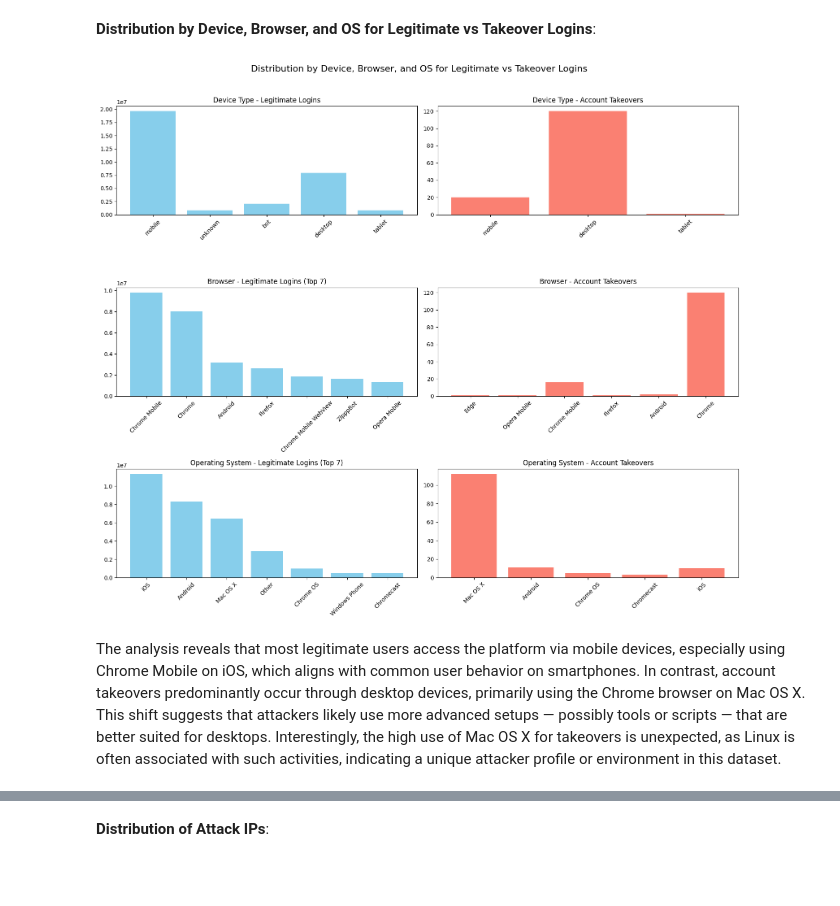
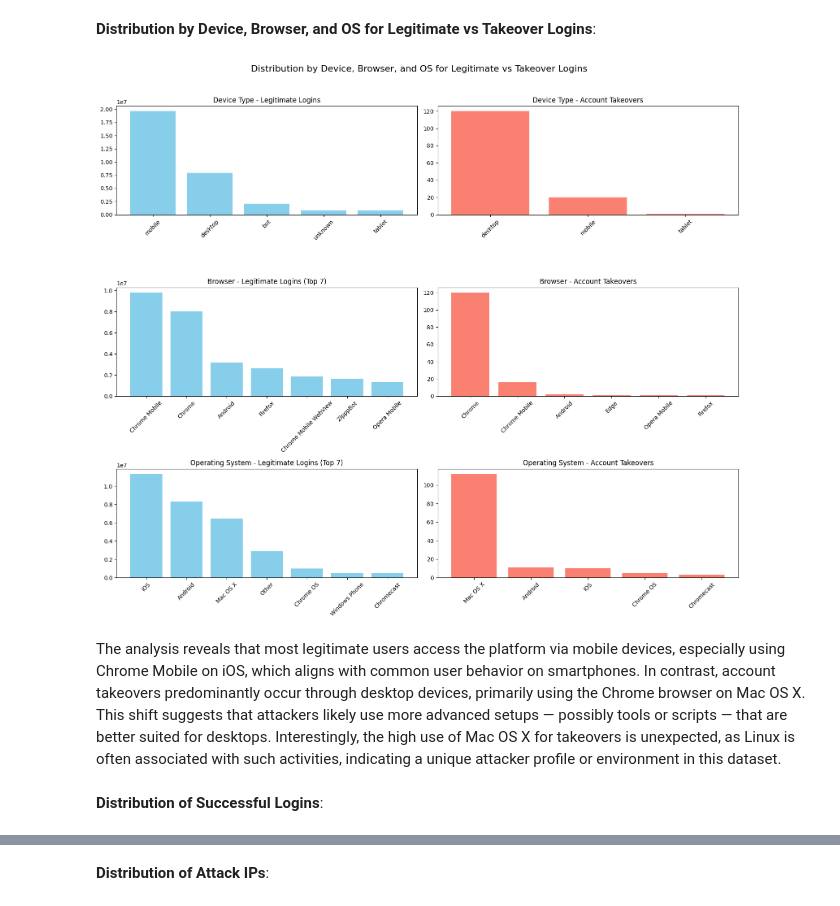
Before and after one commit to otuemre/ML-SIEM, a Jupyter notebook: notebooks/01_EDA.ipynb, the cells around one changed output, grey strips where cells are left out. Drawn from its saved outputs; the diff is of its cells as text; code cells hidden in the pictures; blank space fills up the shorter version.

Commit message:
Improve feature engineering by keepin IP and enhance visualisation

```diff
--- a/notebooks/01_EDA.ipynb
+++ b/notebooks/01_EDA.ipynb
@@ -138,7 +138,7 @@ In this part, we will clear the dataset and make it ready for further analyzing
 # %% [markdown]
 **Drop Columns**:
 # %%
-dropped_columns = ["index", "Round-Trip Time [ms]", "Region", "City", "User Agent String"]
+dropped_columns = ["index", "Round-Trip Time [ms]", "Region", "City", "User Agent String", "ASN", "User ID"]
 df = df.drop(columns=dropped_columns)
 # %%
 df.head()
@@ -210,4 +210,11 @@ df[df['browser_name'].isna()][['Browser Name and Version']].head(20)
 df[df['OS_name'].isna()][['OS Name and Version']].head(20)
 # %% [output]
 |  | OS Name and Version |
+# %%
+# Split IP into 4 octets using Dask string methods (vectorized & fast)
+octets = df['IP Address'].str.split('.', n=3, expand=True, )
+
+# Convert and normalize each part
+for i in range(4):
+    df[f'ip_{i+1}'] = octets[i].astype(float) / 255.0
 # %% [markdown]
@@ -307,10 +314,6 @@ os_name                0
 dtype: int64
 # %%
 # Optimize the data types
-
-# Float64 -> Int64
-df['user_id'] = df['user_id'].astype('int64')
-df['asn'] = df['asn'].astype('int64')
 
 # Object -> Bool
 df['is_login_success'] = df['is_login_success'].astype('bool')
@@ -546,14 +551,14 @@ df_legit = df[df['is_account_takeover'] == False]
 df_takeover = df[df['is_account_takeover'] == True]
 
 # Compute counts
-device_legit = df_legit['device_type'].value_counts().compute()
-device_takeover = df_takeover['device_type'].value_counts().compute()
+device_legit = df_legit['device_type'].value_counts().compute().sort_values(ascending=False)
+device_takeover = df_takeover['device_type'].value_counts().compute().sort_values(ascending=False)
 
 browser_legit = df_legit['browser_name'].value_counts().compute().sort_values(ascending=False).head(7)
-browser_takeover = df_takeover['browser_name'].value_counts().compute()
+browser_takeover = df_takeover['browser_name'].value_counts().compute().sort_values(ascending=False)
 
 os_legit = df_legit['os_name'].value_counts().compute().sort_values(ascending=False).head(7)
-os_takeover = df_takeover['os_name'].value_counts().compute()
+os_takeover = df_takeover['os_name'].value_counts().compute().sort_values(ascending=False)
 
 # Create 3x2 subplots
 fig, axes = plt.subplots(3, 2, figsize=(16, 14))
@@ -567,33 +572,35 @@ axes[0, 0].tick_params(axis='x', rotation=45)
 # 1,2: Device type - Takeover
 axes[0, 1].bar(device_takeover.index, device_takeover.values, color='salmon')
 axes[0, 1].set_title("Device Type - Account Takeovers")
 axes[0, 1].tick_params(axis='x', rotation=45)
 
 # 2,1: Browser - Legitimate (Top 7)
 axes[1, 0].bar(browser_legit.index, browser_legit.values, color='skyblue')
 axes[1, 0].set_title("Browser - Legitimate Logins (Top 7)")
 axes[1, 0].tick_params(axis='x', rotation=45)
 
 # 2,2: Browser - Takeover
 axes[1, 1].bar(browser_takeover.index, browser_takeover.values, color='salmon')
 axes[1, 1].set_title("Browser - Account Takeovers")
 axes[1, 1].tick_params(axis='x', rotation=45)
 
 # 3,1: OS - Legitimate (Top 7)
 axes[2, 0].bar(os_legit.index, os_legit.values, color='skyblue')
 axes[2, 0].set_title("Operating System - Legitimate Logins (Top 7)")
 axes[2, 0].tick_params(axis='x', rotation=45)
 
 # 3,2: OS - Takeover
 axes[2, 1].bar(os_takeover.index, os_takeover.values, color='salmon')
 axes[2, 1].set_title("Operating System - Account Takeovers")
 axes[2, 1].tick_params(axis='x', rotation=45)
 
 # Final layout adjustments and save
 plt.tight_layout(rect=[0, 0, 1, 0.96])
 plt.savefig('../images/device_browser_os_legit_vs_takeover.png')
 plt.show()
 # %% [output]
-[figure, old version]
+[figure, new version]
 # %% [markdown]
 The analysis reveals that most legitimate users access the platform via mobile devices, especially using Chrome Mobile on iOS, which aligns with common user behavior on smartphones. In contrast, account takeovers predominantly occur through desktop devices, primarily using the Chrome browser on Mac OS X. This shift suggests that attackers likely use more advanced setups — possibly tools or scripts — that are better suited for desktops. Interestingly, the high use of Mac OS X for takeovers is unexpected, as Linux is often associated with such activities, indicating a unique attacker profile or environment in this dataset.
+# %% [markdown]
+**Distribution of Successful Logins**:
```
Also changed, not shown: parts of 17 cells of this notebook.
